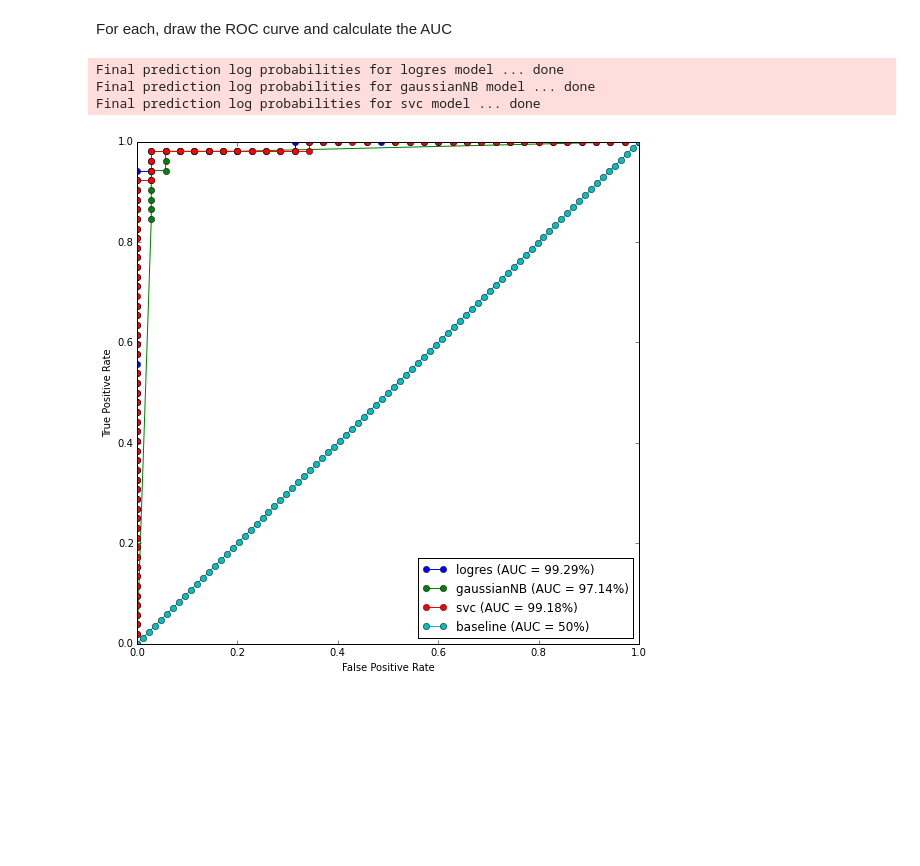
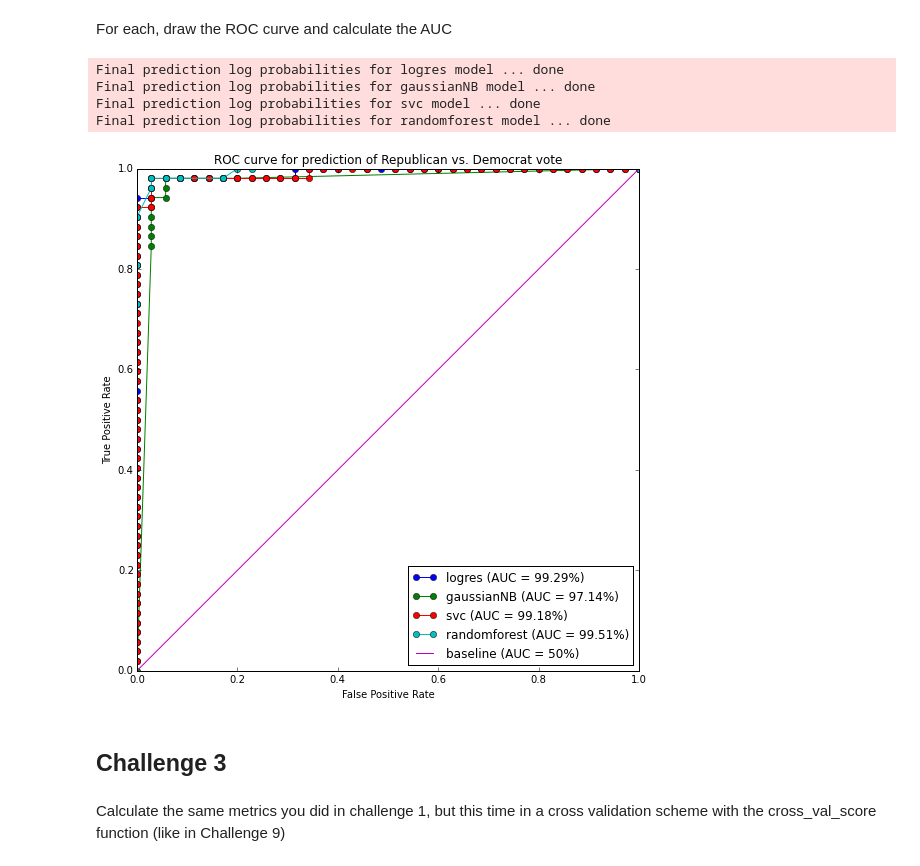
Before and after one commit to fdurant/error_analysis_challenges, a Jupyter notebook: error_analysis_challenges.ipynb, the cells around one changed output. Saved outputs shown, nothing was run; the diff lists cells and outputs as text; code cells hidden in the pictures; blank space fills up the shorter version.

Commit message:
Completed error analysis challenge 3

```diff
--- a/error_analysis_challenges.ipynb
+++ b/error_analysis_challenges.ipynb
@@ -54,7 +54,7 @@ models = {'logres': LogisticRegression(),
           'gaussianNB': GaussianNB(),
           'svc': SVC(probability=True),
 #          'decisiontree': DecisionTreeClassifier(),
-#          'randomforest': RandomForestClassifier(),
+          'randomforest': RandomForestClassifier(),
          }
 
 for modelName, model in models.items():
@@ -106,32 +104,38 @@ for modelName, model in models.items():
     fittedModel = model.fit(X_train, y_train)
 
     if hasattr(model, "predict_proba"):
         print >> sys.stderr, "Final prediction log probabilities for %s model ..." % modelName,
         finalPredictions[modelName] = {'train': model.predict_proba(X_train),
                                        'test': model.predict_proba(X_test)}
         print >> sys.stderr, "done"
 
 
 #    print "finalPredictions[modelName]['test']: ", finalPredictions[modelName]['test']
 
 #    print fpr
 #    print tpr
 #    print thresholds
 
 plt.figure(figsize=(9,9))
 for modelName, probs in finalPredictions.iteritems():
     y_probs = [x[1] for x in finalPredictions[modelName]['test']]
     fpr, tpr, thresholds = roc_curve(y_true=y_test,
                                      y_score=y_probs, pos_label=1)
     roc_auc = roc_auc_score(y_true=y_test, y_score=y_probs)
     plt.plot(fpr, tpr, 'o-', label="%s (AUC = %1.2f%%)" % (modelName, roc_auc*100))
-plt.plot(np.linspace(0, 1,len(fpr)),np.linspace(0,1,len(fpr)), 'o-', label="baseline (AUC = 50%)")
+plt.plot(np.linspace(0, 1,len(fpr)),np.linspace(0,1,len(fpr)), '-', label="baseline (AUC = 50%)")
+plt.title("ROC curve for prediction of Republican vs. Democrat vote")
 plt.xlabel("False Positive Rate")
 plt.ylabel("True Positive Rate")
 plt.legend(loc="best")
 plt.show()
 # %% [output]
 Final prediction log probabilities for logres model ... done
 Final prediction log probabilities for gaussianNB model ... done
 Final prediction log probabilities for svc model ... done
+Final prediction log probabilities for randomforest model ... done
-[figure, old version]
+[figure, new version]
+# %% [markdown]
+## Challenge 3
+# %% [markdown]
+Calculate the same metrics you did in challenge 1, but this time in a cross validation scheme with the cross_val_score function (like in Challenge 9)
```
Also changed, not shown: parts of 2 cells of this notebook.
